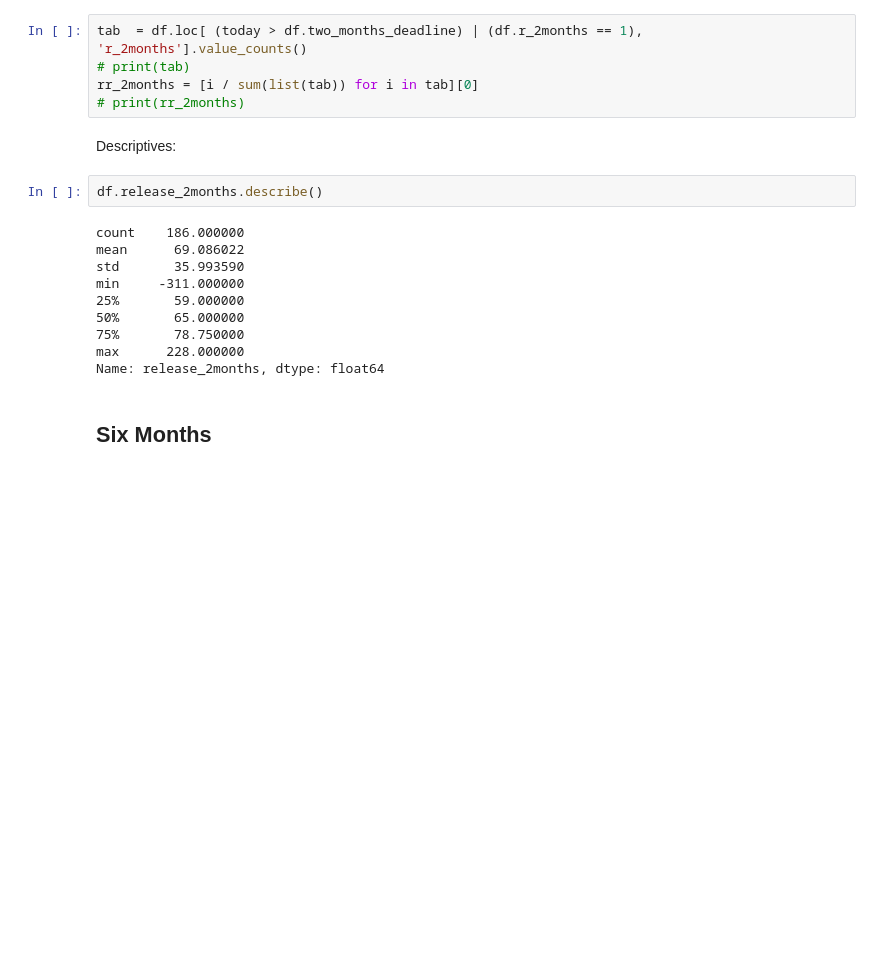
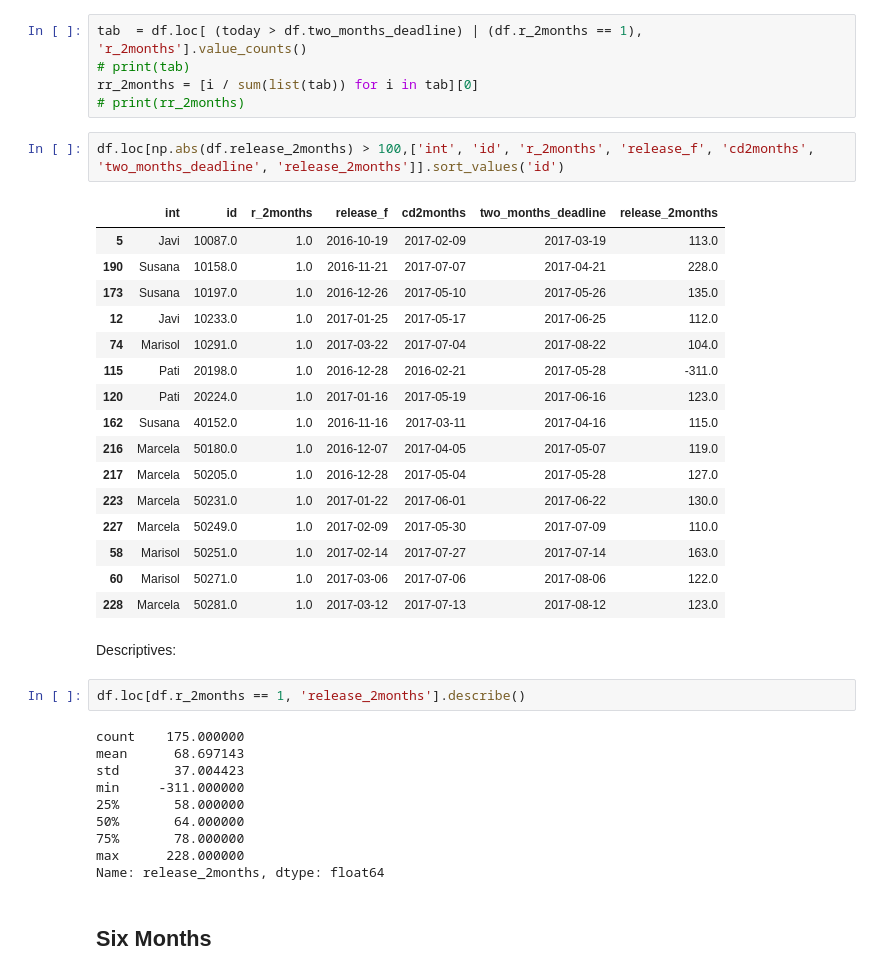
Before and after one commit to sdaza/reentry-chile, a Jupyter notebook: reports/reentry_chile_response_rates.ipynb, the cells around one changed output. Cells and saved outputs as stored; diff of their text form; blank space fills up the shorter version.

```diff
--- a/reports/reentry_chile_response_rates.ipynb
+++ b/reports/reentry_chile_response_rates.ipynb
@@ -404,18 +412,37 @@ tab  = df.loc[ (today > df.two_months_deadline) | (df.r_2months == 1), 'r_2month
 # print(tab)
 rr_2months = [i / sum(list(tab)) for i in tab][0]
 # print(rr_2months)
+# %%
+df.loc[np.abs(df.release_2months) > 100,['int', 'id', 'r_2months', 'release_f', 'cd2months', 'two_months_deadline', 'release_2months']].sort_values('id')
+# %% [output]
+|  | int | id | r_2months | release_f | cd2months | two_months_deadline | release_2months |
+| 5 | Javi | 10087.0 | 1.0 | 2016-10-19 | 2017-02-09 | 2017-03-19 | 113.0 |
+| 190 | Susana | 10158.0 | 1.0 | 2016-11-21 | 2017-07-07 | 2017-04-21 | 228.0 |
+| 173 | Susana | 10197.0 | 1.0 | 2016-12-26 | 2017-05-10 | 2017-05-26 | 135.0 |
+| 12 | Javi | 10233.0 | 1.0 | 2017-01-25 | 2017-05-17 | 2017-06-25 | 112.0 |
+| 74 | Marisol | 10291.0 | 1.0 | 2017-03-22 | 2017-07-04 | 2017-08-22 | 104.0 |
+| 115 | Pati | 20198.0 | 1.0 | 2016-12-28 | 2016-02-21 | 2017-05-28 | -311.0 |
+| 120 | Pati | 20224.0 | 1.0 | 2017-01-16 | 2017-05-19 | 2017-06-16 | 123.0 |
+| 162 | Susana | 40152.0 | 1.0 | 2016-11-16 | 2017-03-11 | 2017-04-16 | 115.0 |
+| 216 | Marcela | 50180.0 | 1.0 | 2016-12-07 | 2017-04-05 | 2017-05-07 | 119.0 |
+| 217 | Marcela | 50205.0 | 1.0 | 2016-12-28 | 2017-05-04 | 2017-05-28 | 127.0 |
+| 223 | Marcela | 50231.0 | 1.0 | 2017-01-22 | 2017-06-01 | 2017-06-22 | 130.0 |
+| 227 | Marcela | 50249.0 | 1.0 | 2017-02-09 | 2017-05-30 | 2017-07-09 | 110.0 |
+| 58 | Marisol | 50251.0 | 1.0 | 2017-02-14 | 2017-07-27 | 2017-07-14 | 163.0 |
+| 60 | Marisol | 50271.0 | 1.0 | 2017-03-06 | 2017-07-06 | 2017-08-06 | 122.0 |
+| 228 | Marcela | 50281.0 | 1.0 | 2017-03-12 | 2017-07-13 | 2017-08-12 | 123.0 |
 # %% [markdown]
 Descriptives:
 # %%
-df.release_2months.describe()
+df.loc[df.r_2months == 1, 'release_2months'].describe()
 # %% [output]
-count    186.000000
-mean      69.086022
-std       35.993590
+count    175.000000
+mean      68.697143
+std       37.004423
 min     -311.000000
-25%       59.000000
-50%       65.000000
-75%       78.750000
+25%       58.000000
+50%       64.000000
+75%       78.000000
 max      228.000000
 Name: release_2months, dtype: float64
 # %% [markdown]
```
Also changed, not shown: parts of 5 cells of this notebook.
